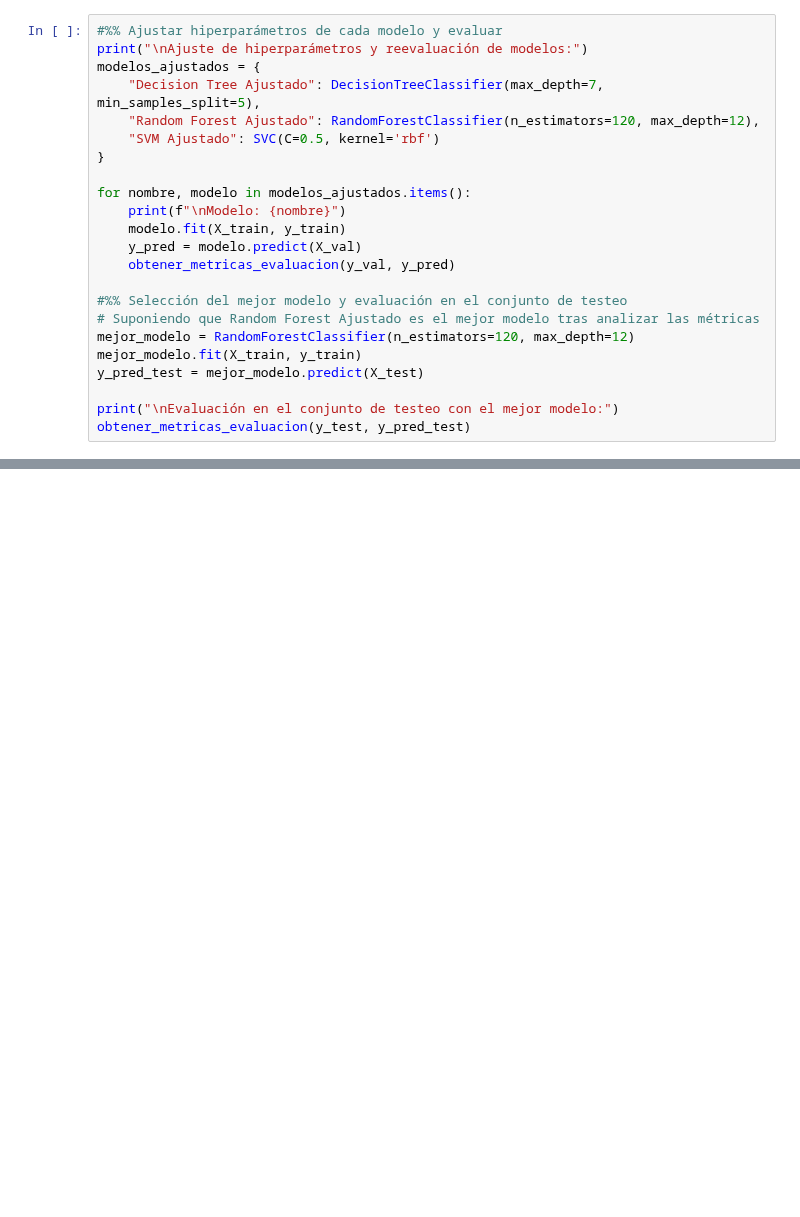
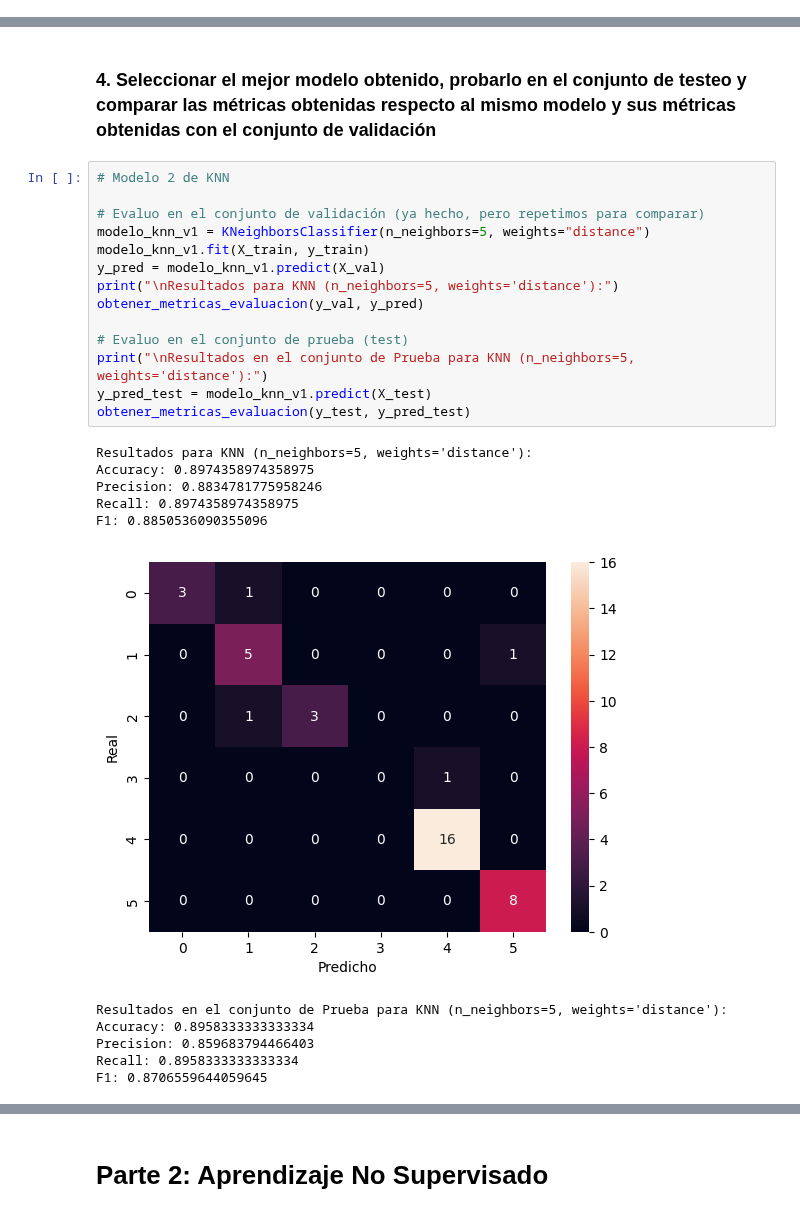
Before and after one commit to phobbins/AnalisisDatos, a Jupyter notebook: Practico 5/Practico 5.ipynb, the cells around one changed output, grey strips where cells are left out. Saved outputs shown, nothing was run; the diff lists cells and outputs as text; blank space fills up the shorter version.

```diff
--- a/Practico 5/Practico 5.ipynb
+++ b/Practico 5/Practico 5.ipynb
@@ -382,23 +82,0 @@ F1: 0.9629629629629629
-# %%
-#%% Ajustar hiperparámetros de cada modelo y evaluar
-print("\nAjuste de hiperparámetros y reevaluación de modelos:")
-modelos_ajustados = {
-    "Decision Tree Ajustado": DecisionTreeClassifier(max_depth=7, min_samples_split=5),
-    "Random Forest Ajustado": RandomForestClassifier(n_estimators=120, max_depth=12),
-    "SVM Ajustado": SVC(C=0.5, kernel='rbf')
-}
-
-for nombre, modelo in modelos_ajustados.items():
-    print(f"\nModelo: {nombre}")
-    modelo.fit(X_train, y_train)
-    y_pred = modelo.predict(X_val)
-    obtener_metricas_evaluacion(y_val, y_pred)
-
-#%% Selección del mejor modelo y evaluación en el conjunto de testeo
-# Suponiendo que Random Forest Ajustado es el mejor modelo tras analizar las métricas
-mejor_modelo = RandomForestClassifier(n_estimators=120, max_depth=12)
-mejor_modelo.fit(X_train, y_train)
-y_pred_test = mejor_modelo.predict(X_test)
-
-print("\nEvaluación en el conjunto de testeo con el mejor modelo:")
-obtener_metricas_evaluacion(y_test, y_pred_test)
@@ -404,0 +256,28 @@ obtener_metricas_evaluacion(y_test, y_pred_test)
+# %% [markdown]
+### 4. Seleccionar el mejor modelo obtenido, probarlo en el conjunto de testeo y comparar las métricas obtenidas respecto al mismo modelo y sus métricas obtenidas con el conjunto de validación
+# %%
+# Modelo 2 de KNN
+
+# Evaluo en el conjunto de validación (ya hecho, pero repetimos para comparar)
+modelo_knn_v1 = KNeighborsClassifier(n_neighbors=5, weights="distance")
+modelo_knn_v1.fit(X_train, y_train)
+y_pred = modelo_knn_v1.predict(X_val)
+print("\nResultados para KNN (n_neighbors=5, weights='distance'):")
+obtener_metricas_evaluacion(y_val, y_pred)
+
+# Evaluo en el conjunto de prueba (test)
+print("\nResultados en el conjunto de Prueba para KNN (n_neighbors=5, weights='distance'):")
+y_pred_test = modelo_knn_v1.predict(X_test)
+obtener_metricas_evaluacion(y_test, y_pred_test)
+# %% [output]
+Resultados para KNN (n_neighbors=5, weights='distance'):
+Accuracy: 0.8974358974358975
+Precision: 0.8834781775958246
+Recall: 0.8974358974358975
+F1: 0.8850536090355096
+[figure, added]
+Resultados en el conjunto de Prueba para KNN (n_neighbors=5, weights='distance'):
+Accuracy: 0.8958333333333334
+Precision: 0.859683794466403
+Recall: 0.8958333333333334
+F1: 0.8706559644059645
@@ -404,0 +285,2 @@ obtener_metricas_evaluacion(y_test, y_pred_test)
+# %% [markdown]
+# Parte 2: Aprendizaje No Supervisado
```
Also changed, not shown: parts of 31 cells of this notebook.
